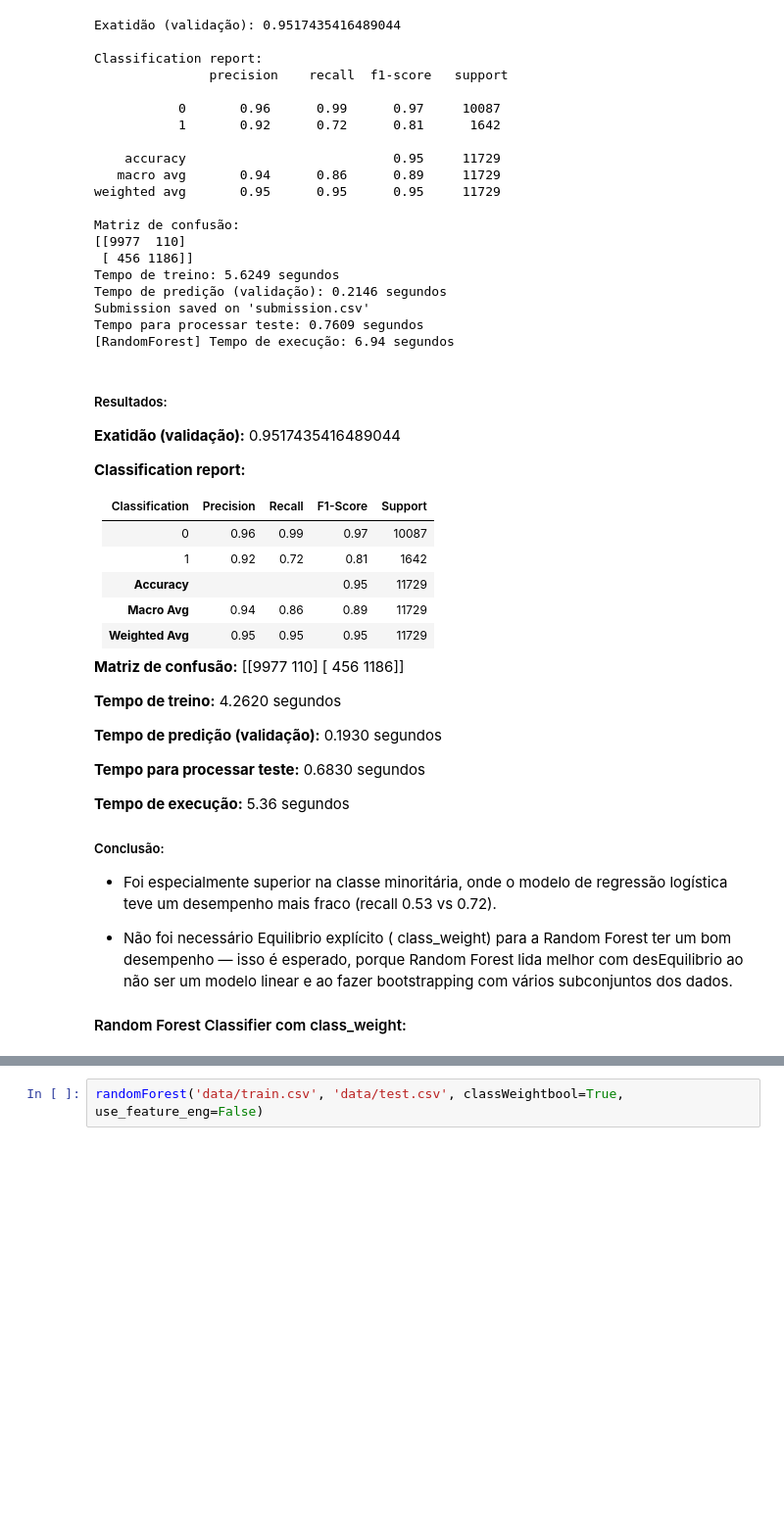
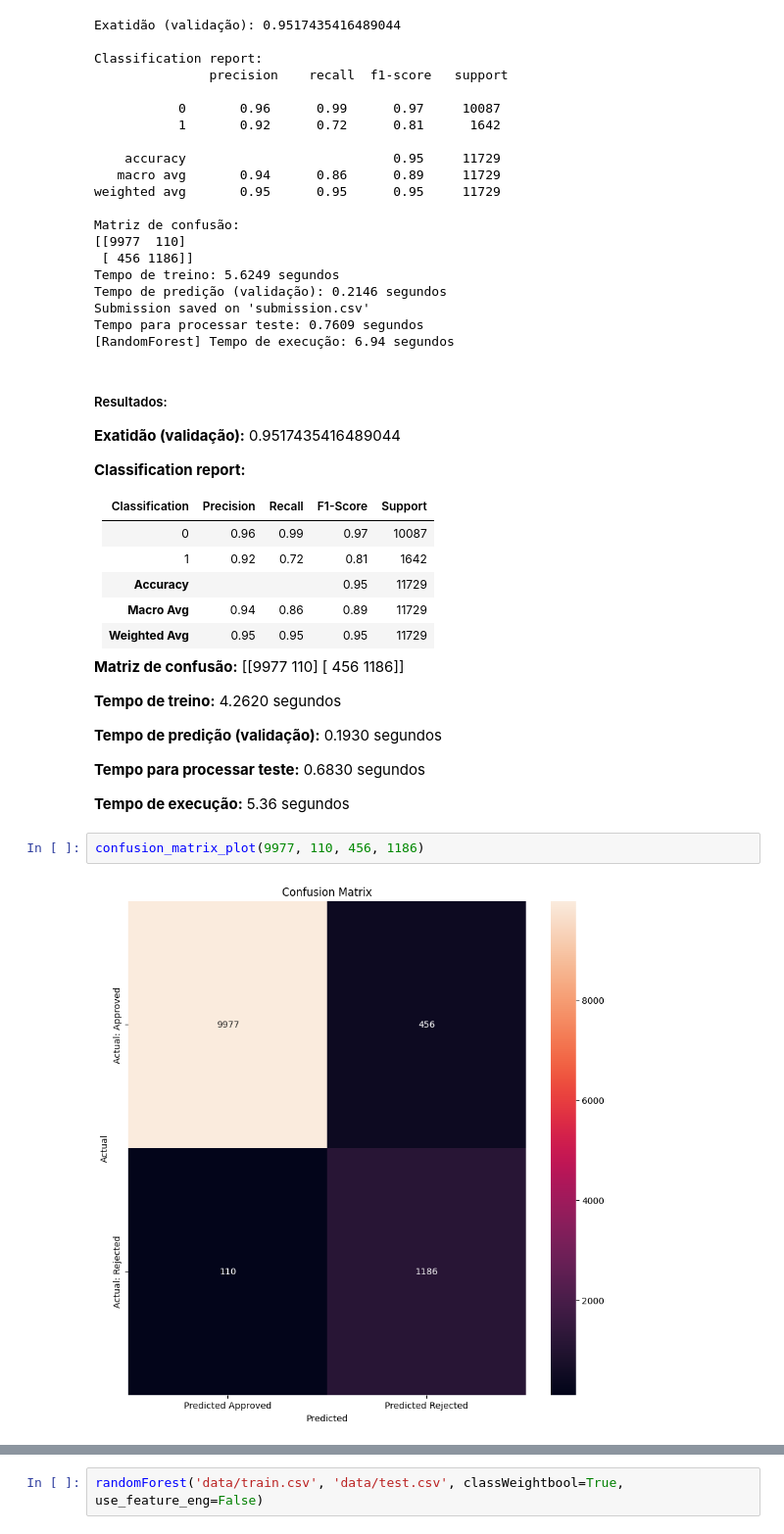
Before and after one commit to RodrigoPombo1/projeto-2-ia, a Jupyter notebook: notas_jupyter.ipynb, the cells around one changed output, grey strips where cells are left out. Shown at 98% size. Cells and saved outputs as stored; diff of their text form; blank space fills up the shorter version.

```diff
--- a/notas_jupyter.ipynb
+++ b/notas_jupyter.ipynb
@@ -610,11 +639,7 @@ Tempo para processar teste: 0.7609 segundos
 **Tempo para processar teste:** 0.6830 segundos
 
 **Tempo de execução:** 5.36 segundos
-
-##### Conclusão:
-
-- Foi especialmente superior na classe minoritária, onde o modelo de regressão logística teve um desempenho mais fraco (recall 0.53 vs 0.72).
-
-- Não foi necessário Equilibrio explícito ( class_weight) para a Random Forest ter um bom desempenho — isso é esperado, porque Random Forest lida melhor com desEquilibrio ao não ser um modelo linear e ao fazer bootstrapping com vários subconjuntos dos dados.
-
-#### Random Forest Classifier com class_weight:
+# %%
+confusion_matrix_plot(9977, 110, 456, 1186)
+# %% [output]
+[figure, added]
```
Also changed, not shown: parts of 27 cells of this notebook.
